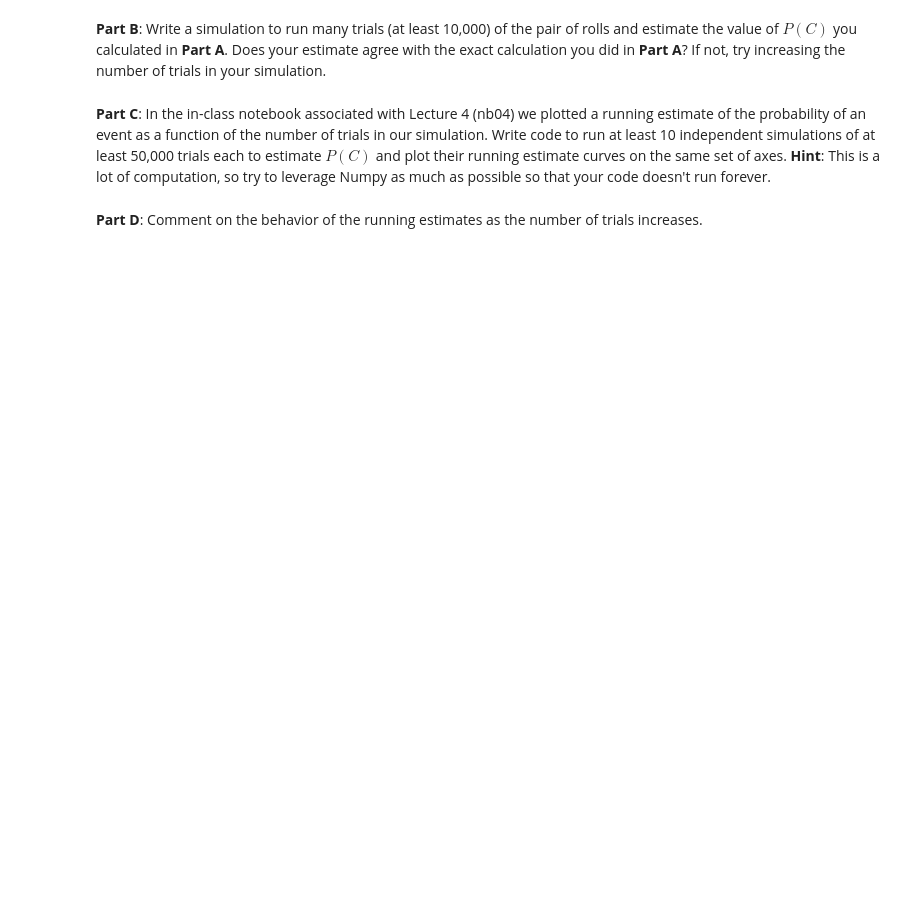
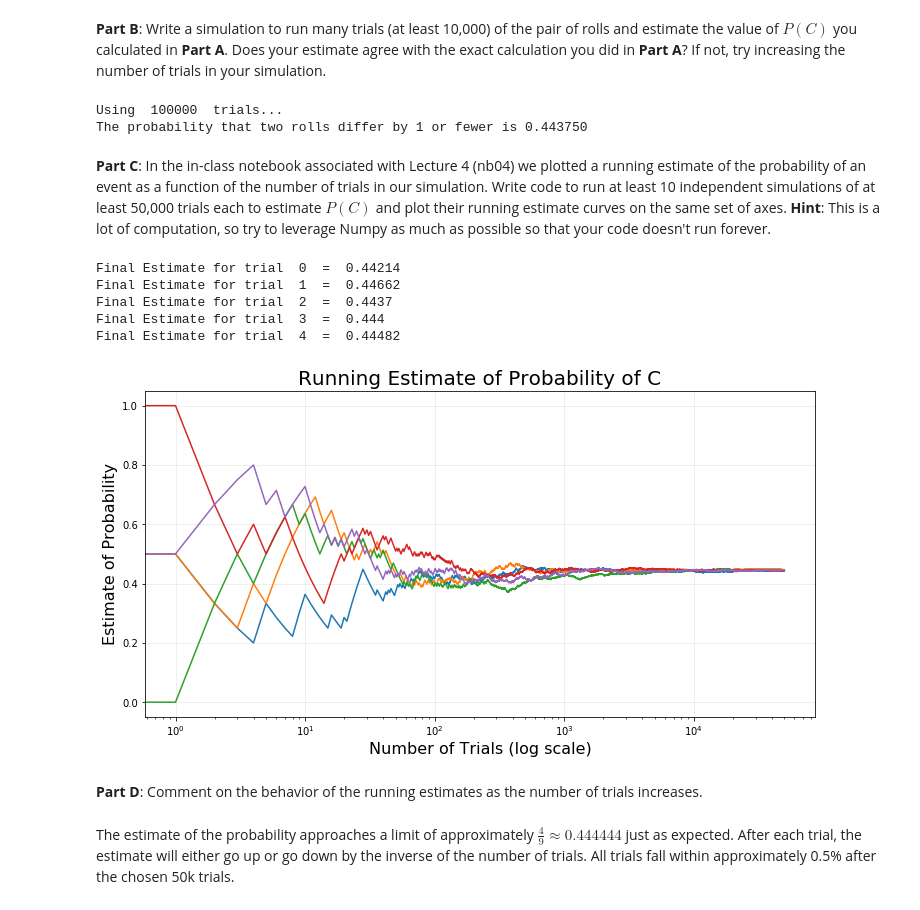
Before and after one commit to abna2071/csci3022-Solt, a Jupyter notebook: homework/homework2/hmwk02_Solt_Braden.ipynb, the cells around one changed output. Drawn from its saved outputs; the diff is of its cells as text; code cells hidden in the pictures; blank space fills up the shorter version.

```diff
--- a/homework/homework2/hmwk02_Solt_Braden.ipynb
+++ b/homework/homework2/hmwk02_Solt_Braden.ipynb
@@ -321,9 +497,68 @@ Suppose you roll two fair six-sided dice.  Let $C$ be the event that the two rol
 # %% [markdown]
 **Part B**: Write a simulation to run many trials (at least 10,000) of the pair of rolls and estimate the value of $P(C)$ you calculated in **Part A**.  Does your estimate agree with the exact calculation you did in **Part A**?  If not, try increasing the number of trials in your simulation.
+# %%
+# Possible values array
+d6 = np.array(range(1,7))
+# define num_trials
+num_trials = 100000
+print("Using ", num_trials, " trials...")
+# create two choices matrices
+roll1 = np.random.choice(d6, size=num_trials)
+roll2 = np.random.choice(d6, size=num_trials)
+# compare the rolls
+num_C = (abs(roll1-roll2)<2).sum()
+# compute the prob
+prob_C = num_C/num_trials
+# Print result
+print("The probability that two rolls differ by 1 or fewer is {:.6f}".format(prob_C))
+# %% [output]
+Using  100000  trials...
+The probability that two rolls differ by 1 or fewer is 0.443750
 # %% [markdown]
 **Part C**: In the in-class notebook associated with Lecture 4 (nb04) we plotted a running estimate of the probability of an event as a function of the number of trials in our simulation.  Write code to run at least 10 independent simulations of at least 50,000 trials each to estimate $P(C)$ and plot their running estimate curves on the same set of axes. **Hint**: This is a lot of computation, so try to leverage Numpy as much as possible so that your code doesn't run forever.
+# %%
+# define function
+def close_sim(die,num_trials):
+    # create two choices matrices
+    roll1 = np.random.choice(d6, size=num_trials)
+    roll2 = np.random.choice(d6, size=num_trials)
+    # compare the rolls for all n up to num_trials
+#     first the rolls are compared
+    log_C = (abs(roll1-roll2)<2)
+#     calculate the sum of successful rolls using np.cumsum()
+    count_C = log_C.cumsum()
+#     these values must be divided by the number of trials attempted at any given point, which is just range(n_t)+1
+    div = np.array(range(1,num_trials+1))
+#     the running probability estimate is given from an elementwise division of successful trials over total trials
+    return count_C / div
+# %%
+# use 50k trials
+num_trials = 50000
+# do plot stuff
+fig, ax = plt.subplots(figsize=[12,6])
+ax.set_title("Running Estimate of Probability of C", fontsize=20)
+ax.set_xlabel("Number of Trials (log scale)", fontsize=16)
+ax.set_ylabel("Estimate of Probability", fontsize=16)
+ax.grid(True, alpha=0.25)
+plt.xscale('log')
+# simulate 5 times
+for t in range(5):
+    p = close_sim(d6,num_trials)
+#     plot this sim
+    ax.plot(p)
+#     also print the final estimate
+    print("Final Estimate for trial ", t, " = ", p[num_trials-1])
+# %% [output]
+Final Estimate for trial  0  =  0.44214
+Final Estimate for trial  1  =  0.44662
+Final Estimate for trial  2  =  0.4437
+Final Estimate for trial  3  =  0.444
+Final Estimate for trial  4  =  0.44482
+[figure, added]
 # %% [markdown]
 **Part D**: Comment on the behavior of the running estimates as the number of trials increases.
+# %% [markdown]
+The estimate of the probability approaches a limit of approximately $\frac{4}{9} \approx 0.444444$ just as expected. After each trial, the estimate will either go up or go down by the inverse of the number of trials. All trials fall within approximately 0.5% after the chosen 50k trials.
 # %% [markdown]
 ***
 <a/ id='ch'></a>
```
Also changed, not shown: parts of 19 cells of this notebook.
